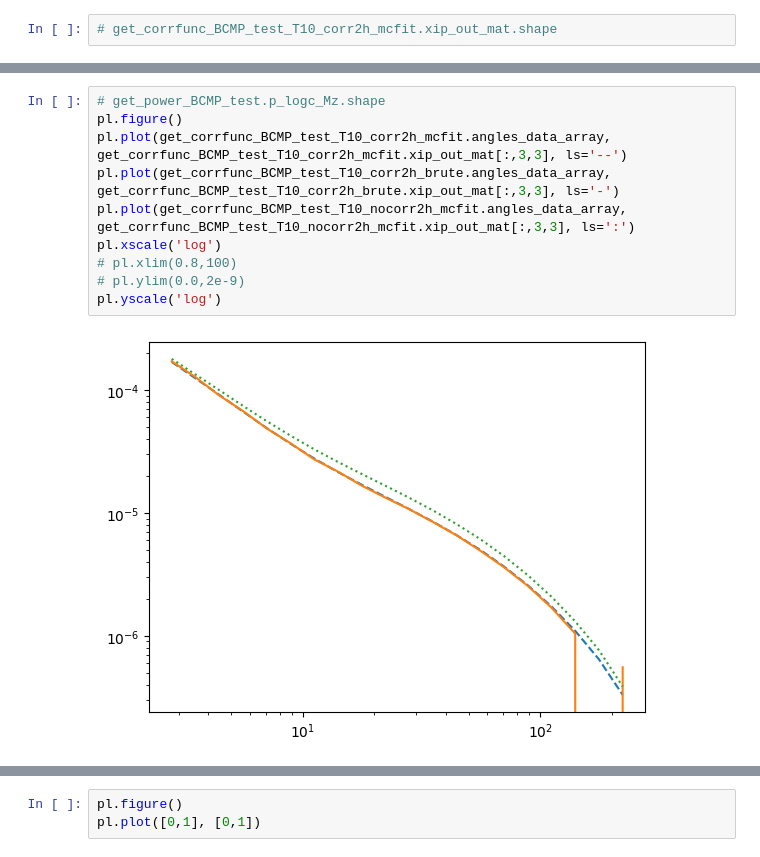
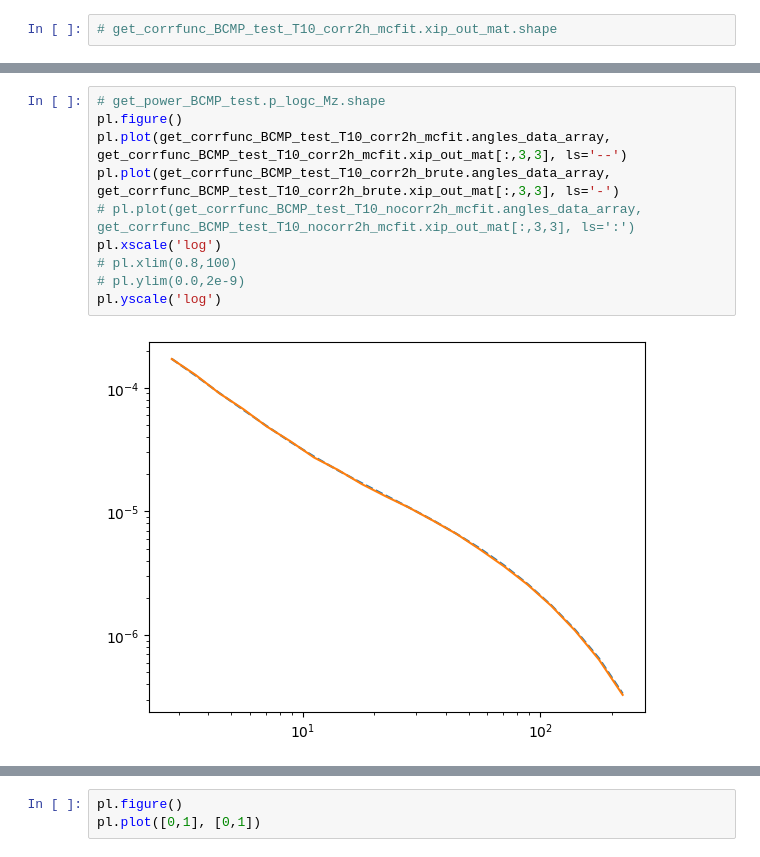
Before and after one commit to shivampcosmo/GODMAX, a Jupyter notebook: notebooks/test_convergence.ipynb, the cells around one changed output, grey strips where cells are left out. Saved outputs shown, nothing was run; the diff lists cells and outputs as text.

```diff
--- a/notebooks/test_convergence.ipynb
+++ b/notebooks/test_convergence.ipynb
@@ -130,12 +134,12 @@ pl.yscale('log')
 # %%
 # get_power_BCMP_test.p_logc_Mz.shape
 pl.figure()
 pl.plot(get_corrfunc_BCMP_test_T10_corr2h_mcfit.angles_data_array, get_corrfunc_BCMP_test_T10_corr2h_mcfit.xip_out_mat[:,3,3], ls='--')
 pl.plot(get_corrfunc_BCMP_test_T10_corr2h_brute.angles_data_array, get_corrfunc_BCMP_test_T10_corr2h_brute.xip_out_mat[:,3,3], ls='-')
-pl.plot(get_corrfunc_BCMP_test_T10_nocorr2h_mcfit.angles_data_array, get_corrfunc_BCMP_test_T10_nocorr2h_mcfit.xip_out_mat[:,3,3], ls=':')
+# pl.plot(get_corrfunc_BCMP_test_T10_nocorr2h_mcfit.angles_data_array, get_corrfunc_BCMP_test_T10_nocorr2h_mcfit.xip_out_mat[:,3,3], ls=':')
 pl.xscale('log')
 # pl.xlim(0.8,100)
 # pl.ylim(0.0,2e-9)
 pl.yscale('log')
 # %% [output]
-[figure, old version]
+[figure, new version]
```
Also changed, not shown: parts of 9 cells of this notebook, 1 other file.
